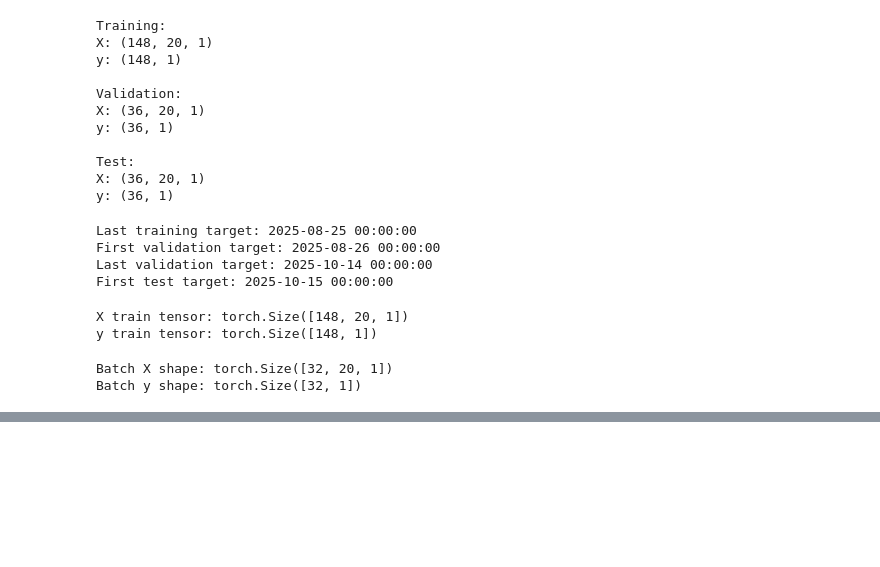
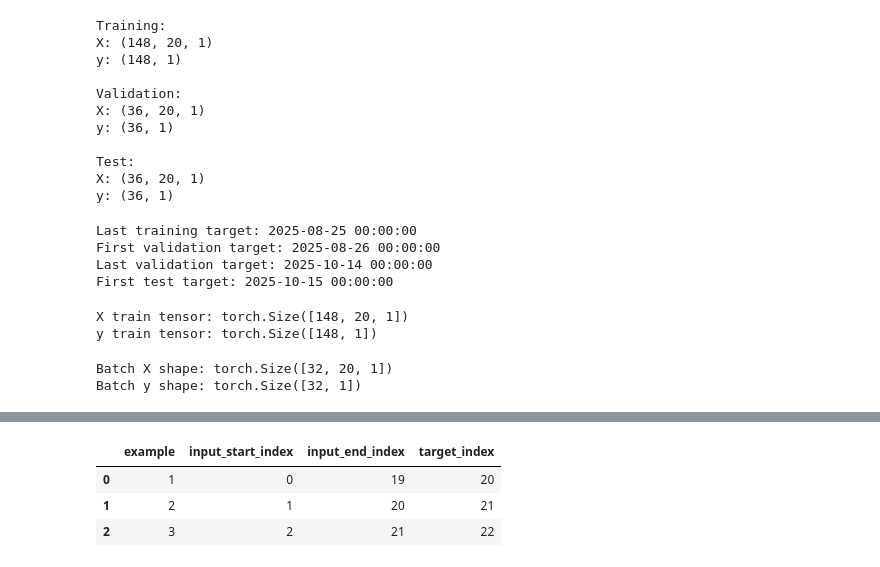
Before and after one commit to omurravli/Stock-Prediction-with-Pythorch, a Jupyter notebook: notebooks/06_time_series_fundamentals.ipynb, the cells around one changed output, grey strips where cells are left out. Drawn from its saved outputs; the diff is of its cells as text; code cells hidden in the pictures; blank space fills up the shorter version.

```diff
--- a/notebooks/06_time_series_fundamentals.ipynb
+++ b/notebooks/06_time_series_fundamentals.ipynb
@@ -486,0 +518,21 @@ print(f"Baseline RMSE: {baseline_rmse:.4f}")
+# %%
+window_examples = []
+
+for example_index in range(3):
+    input_start = target_indices[example_index] - lookback
+    input_end = target_indices[example_index] - 1
+    target_index = target_indices[example_index]
+
+    window_examples.append({
+        "example": example_index + 1,
+        "input_start_index": input_start,
+        "input_end_index": input_end,
+        "target_index": target_index,
+    })
+
+pd.DataFrame(window_examples)
+# %% [output]
+|  | example | input_start_index | input_end_index | target_index |
+| 0 | 1 | 0 | 19 | 20 |
+| 1 | 2 | 1 | 20 | 21 |
+| 2 | 3 | 2 | 21 | 22 |
```
Also changed, not shown: parts of 3 cells of this notebook, 4 other files.
